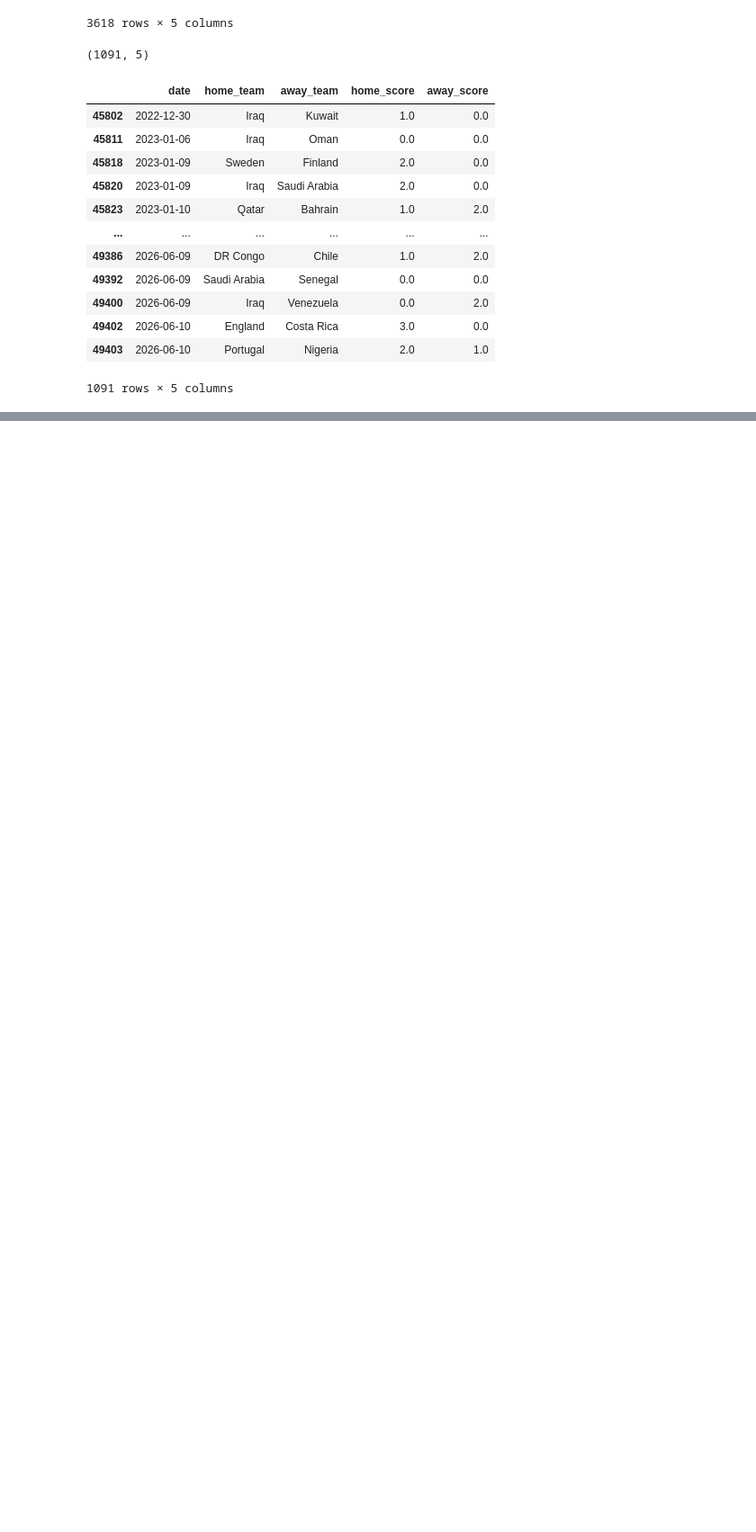
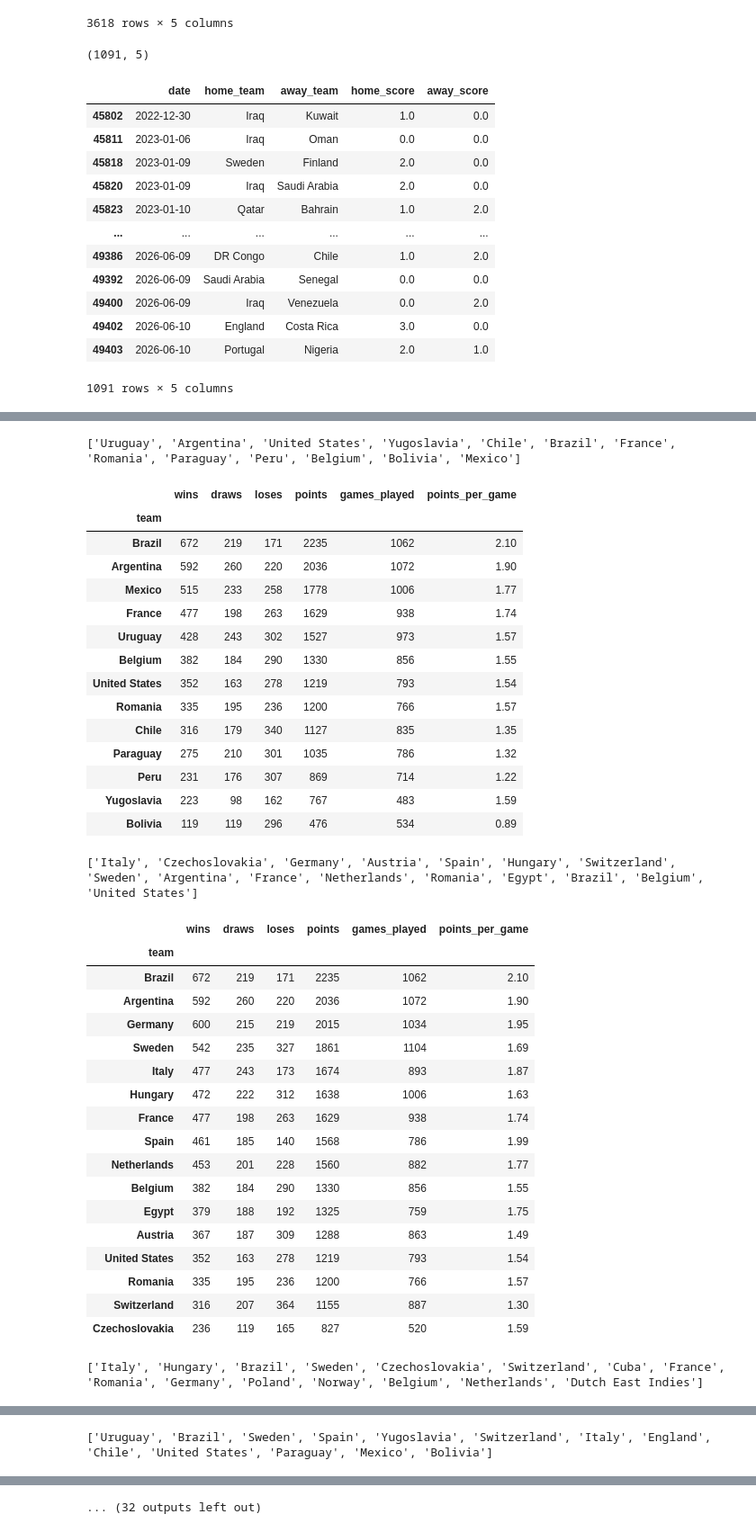
Before and after one commit to VitorMiguel34/Modelo-preditivo---Copa-do-mundo, a Jupyter notebook: main.ipynb, the cells around one changed output, grey strips where cells are left out. Shown at 90% size. Saved outputs shown, nothing was run; the diff lists cells and outputs as text; code cells hidden in the pictures; blank space fills up the shorter version.

```diff
--- a/main.ipynb
+++ b/main.ipynb
@@ -126,0 +188,67 @@ df_ciclo26.to_csv("dados/confrontos/historico_confrontos_ciclo26.csv")
+# %%
+def cicle_games(df, ano_copa):
+    #a função tá certa, mas para todos os dados ficarem certos tem que corrijir os csv e eu to com preguiça
+
+    if ano_copa != 2022 and ano_copa != 2026:
+        inicio_ciclo = date(year=ano_copa-4, month=8, day=1)
+        fim_ciclo = date(year=ano_copa, month=5, day=26)
+
+    elif ano_copa == 2022:
+        inicio_ciclo = date(year=ano_copa-4, month=8, day=1)
+        fim_ciclo = date(year=ano_copa, month=11, day=19)
+
+    elif ano_copa == 2026:
+        inicio_ciclo = date(year=ano_copa-4, month=12, day=20)
+        fim_ciclo = date(year=ano_copa, month=6, day=10)
+
+    selecoes = pd.read_csv(f'dados/copas/FIFA - {ano_copa}.csv')
+    selecoes = selecoes['Team']
+    jogos = df
+    df_ciclo = jogos[(jogos['date'] >= inicio_ciclo) & (jogos['date'] <= fim_ciclo)]
+    df_ciclo = df_ciclo[(df_ciclo['home_team'].isin(selecoes)) | (df_ciclo['away_team'].isin(selecoes))]
+    df_ciclo = df_ciclo.reset_index()
+    df_ciclo.to_csv(f"dados/confrontos/historico_confrontos_ciclo{str(ano_copa)[2:]}.csv")
+    stats_cicle(df, ano_copa)
+
+anos_copa = pd.read_csv("dados/copas/FIFA - World Cup Summary.csv")
+anos_copa = anos_copa["YEAR"]
+
+for ano in anos_copa:
+    cicle_games(df, ano)
+# %% [output]
+['Uruguay', 'Argentina', 'United States', 'Yugoslavia', 'Chile', 'Brazil', 'France', 'Romania', 'Paraguay', 'Peru', 'Belgium', 'Bolivia', 'Mexico']
+|  | wins | draws | loses | points | games_played | points_per_game |
+| team |  |  |  |  |  |  |
+| Brazil | 672 | 219 | 171 | 2235 | 1062 | 2.10 |
+| Argentina | 592 | 260 | 220 | 2036 | 1072 | 1.90 |
+| Mexico | 515 | 233 | 258 | 1778 | 1006 | 1.77 |
+| France | 477 | 198 | 263 | 1629 | 938 | 1.74 |
+| Uruguay | 428 | 243 | 302 | 1527 | 973 | 1.57 |
+| Belgium | 382 | 184 | 290 | 1330 | 856 | 1.55 |
+| United States | 352 | 163 | 278 | 1219 | 793 | 1.54 |
+| Romania | 335 | 195 | 236 | 1200 | 766 | 1.57 |
+| Chile | 316 | 179 | 340 | 1127 | 835 | 1.35 |
+| Paraguay | 275 | 210 | 301 | 1035 | 786 | 1.32 |
+| Peru | 231 | 176 | 307 | 869 | 714 | 1.22 |
+| Yugoslavia | 223 | 98 | 162 | 767 | 483 | 1.59 |
+| Bolivia | 119 | 119 | 296 | 476 | 534 | 0.89 |
+['Italy', 'Czechoslovakia', 'Germany', 'Austria', 'Spain', 'Hungary', 'Switzerland', 'Sweden', 'Argentina', 'France', 'Netherlands', 'Romania', 'Egypt', 'Brazil', 'Belgium', 'United States']
+|  | wins | draws | loses | points | games_played | points_per_game |
+| team |  |  |  |  |  |  |
+| Brazil | 672 | 219 | 171 | 2235 | 1062 | 2.10 |
+| Argentina | 592 | 260 | 220 | 2036 | 1072 | 1.90 |
+| Germany | 600 | 215 | 219 | 2015 | 1034 | 1.95 |
+| Sweden | 542 | 235 | 327 | 1861 | 1104 | 1.69 |
+| Italy | 477 | 243 | 173 | 1674 | 893 | 1.87 |
+| Hungary | 472 | 222 | 312 | 1638 | 1006 | 1.63 |
+| France | 477 | 198 | 263 | 1629 | 938 | 1.74 |
+| Spain | 461 | 185 | 140 | 1568 | 786 | 1.99 |
+| Netherlands | 453 | 201 | 228 | 1560 | 882 | 1.77 |
+| Belgium | 382 | 184 | 290 | 1330 | 856 | 1.55 |
+| Egypt | 379 | 188 | 192 | 1325 | 759 | 1.75 |
+| Austria | 367 | 187 | 309 | 1288 | 863 | 1.49 |
+| United States | 352 | 163 | 278 | 1219 | 793 | 1.54 |
+| Romania | 335 | 195 | 236 | 1200 | 766 | 1.57 |
+| Switzerland | 316 | 207 | 364 | 1155 | 887 | 1.30 |
+| Czechoslovakia | 236 | 119 | 165 | 827 | 520 | 1.59 |
+['Italy', 'Hungary', 'Brazil', 'Sweden', 'Czechoslovakia', 'Switzerland', 'Cuba', 'France', 'Romania', 'Germany', 'Poland', 'Norway', 'Belgium', 'Netherlands', 'Dutch East Indies']
@@ -126,0 +272 @@ df_ciclo26.to_csv("dados/confrontos/historico_confrontos_ciclo26.csv")
+['Uruguay', 'Brazil', 'Sweden', 'Spain', 'Yugoslavia', 'Switzerland', 'Italy', 'England', 'Chile', 'United States', 'Paraguay', 'Mexico', 'Bolivia']
@@ -126,0 +326 @@ df_ciclo26.to_csv("dados/confrontos/historico_confrontos_ciclo26.csv")
+... (32 outputs left out)
```
Also changed, not shown: parts of 3 cells of this notebook, 51 other files.
